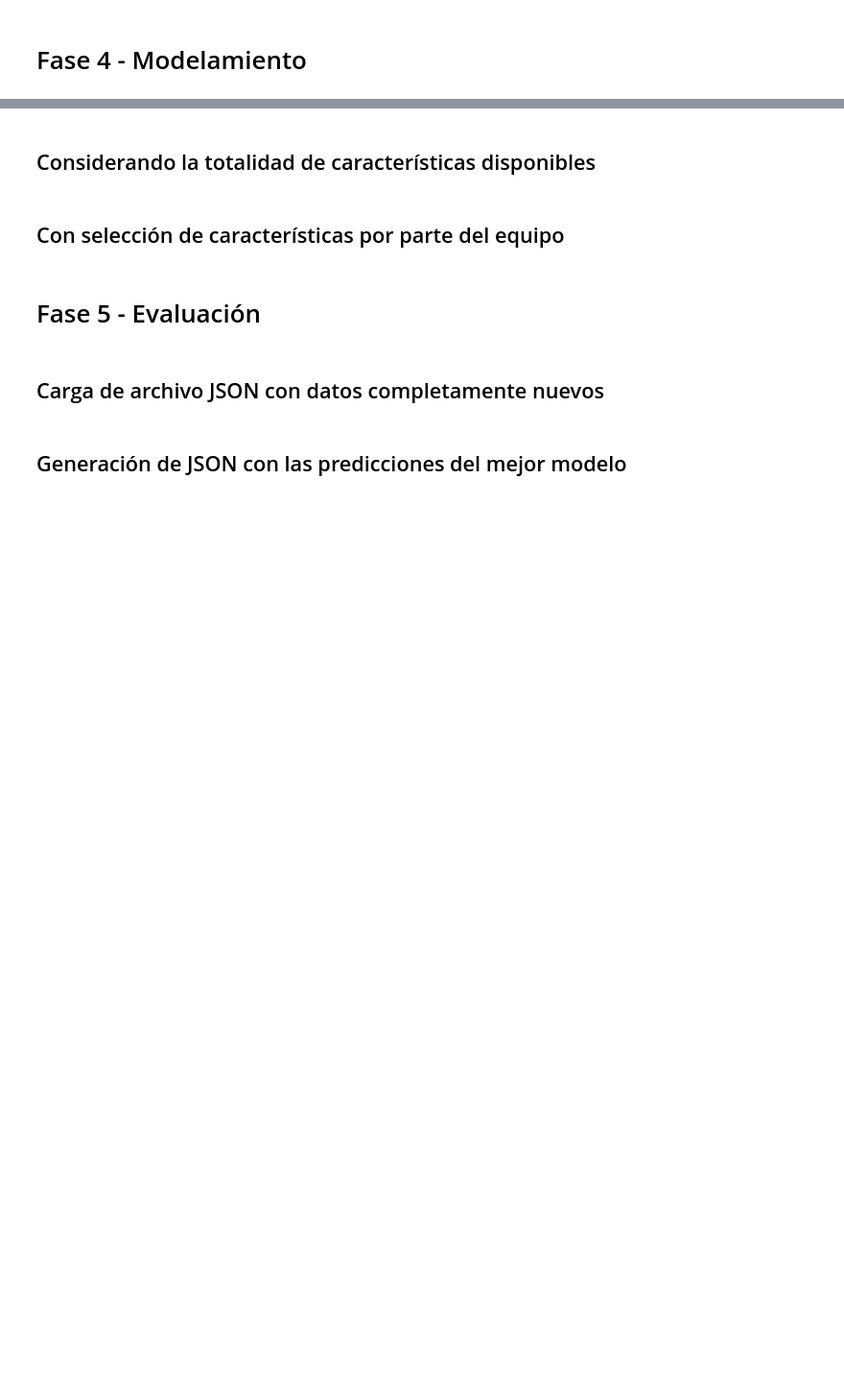
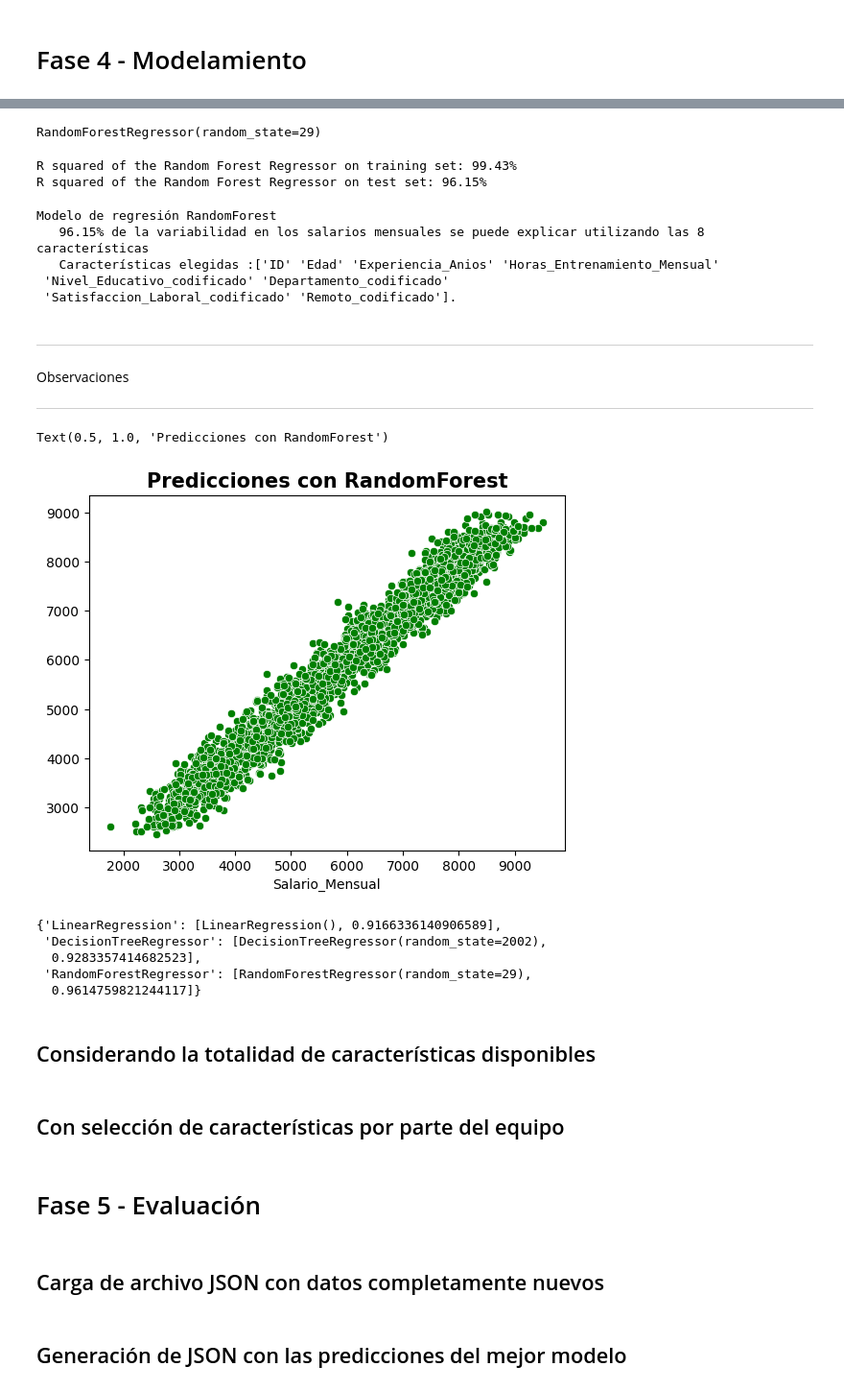
Before and after one commit to kotonitro/Inteligencia_Artificial_UBB, a Jupyter notebook: Certamen_2/620454_Base_E2_Regresion.ipynb, the cells around one changed output, grey strips where cells are left out. Shown at 96% size. Drawn from its saved outputs; the diff is of its cells as text; code cells hidden in the pictures; blank space fills up the shorter version.

```diff
--- a/Certamen_2/620454_Base_E2_Regresion.ipynb
+++ b/Certamen_2/620454_Base_E2_Regresion.ipynb
@@ -278,0 +375,35 @@ X_train, X_test, y_train, y_test = train_test_split(X, y, test_size=0.33, random
+# %%
+# Creación del modelo
+model_rf = RandomForestRegressor(n_estimators=100, random_state=29)
+# Entrenamiento del modelo
+model_rf.fit(X_train, y_train)
+# %% [output]
+RandomForestRegressor(random_state=29)
+# %%
+# Evaluación
+print("R squared of the Random Forest Regressor on training set: {:.2%}".format(model_rf.score(X_train, y_train)))
+print("R squared of the Random Forest Regressor on test set: {:.2%}".format(model_rf.score(X_test, y_test)))
+# %% [output]
+R squared of the Random Forest Regressor on training set: 99.43%
+R squared of the Random Forest Regressor on test set: 96.15%
+# %%
+# Interpretación en el negocio
+print(interpretacion("RandomForest", X_train.columns, model_rf.score(X_test, y_test)))
+# %% [output]
+Modelo de regresión RandomForest
+   96.15% de la variabilidad en los salarios mensuales se puede explicar utilizando las 8 características
+   Características elegidas :['ID' 'Edad' 'Experiencia_Anios' 'Horas_Entrenamiento_Mensual'
+ 'Nivel_Educativo_codificado' 'Departamento_codificado'
+ 'Satisfaccion_Laboral_codificado' 'Remoto_codificado'].
+# %% [markdown]
+---
+Observaciones
+
+---
+# %%
+y_pred_rf = model_rf.predict(X_test)
+sb.scatterplot(x=y_test , y=y_pred_rf, color="green")
+plt.title("Predicciones con RandomForest", fontsize=15, fontweight="bold")
+# %% [output]
+Text(0.5, 1.0, 'Predicciones con RandomForest')
+[figure, added]
@@ -279,3 +413,11 @@ X_train, X_test, y_train, y_test = train_test_split(X, y, test_size=0.33, random
+# %%
+history
+# %% [output]
+{'LinearRegression': [LinearRegression(), 0.9166336140906589],
+ 'DecisionTreeRegressor': [DecisionTreeRegressor(random_state=2002),
+  0.9283357414682523],
+ 'RandomForestRegressor': [RandomForestRegressor(random_state=29),
+  0.9614759821244117]}
 # %% [markdown]
 ## Considerando la totalidad de características disponibles
 # %% [markdown]
```
Also changed, not shown: parts of 23 cells of this notebook.
